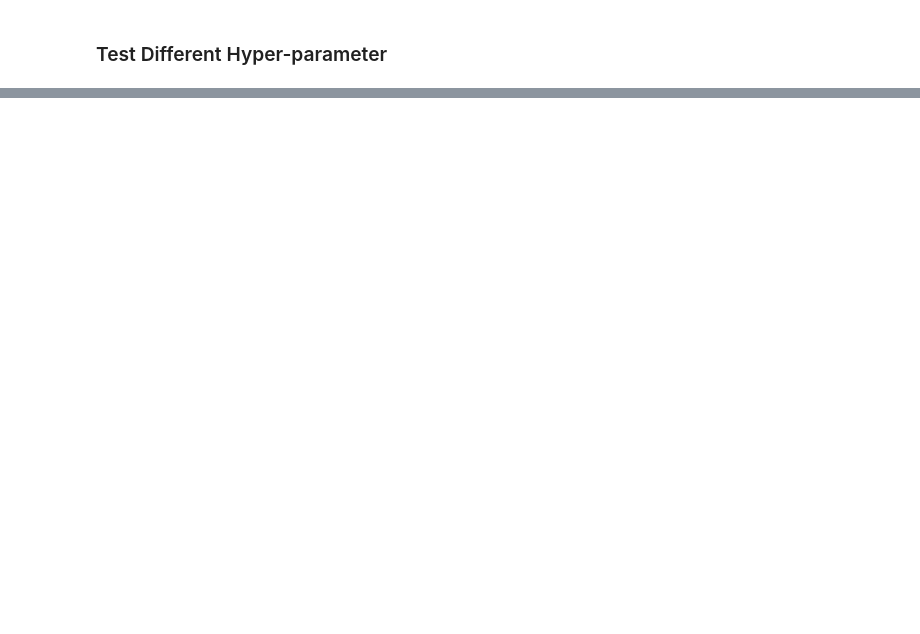
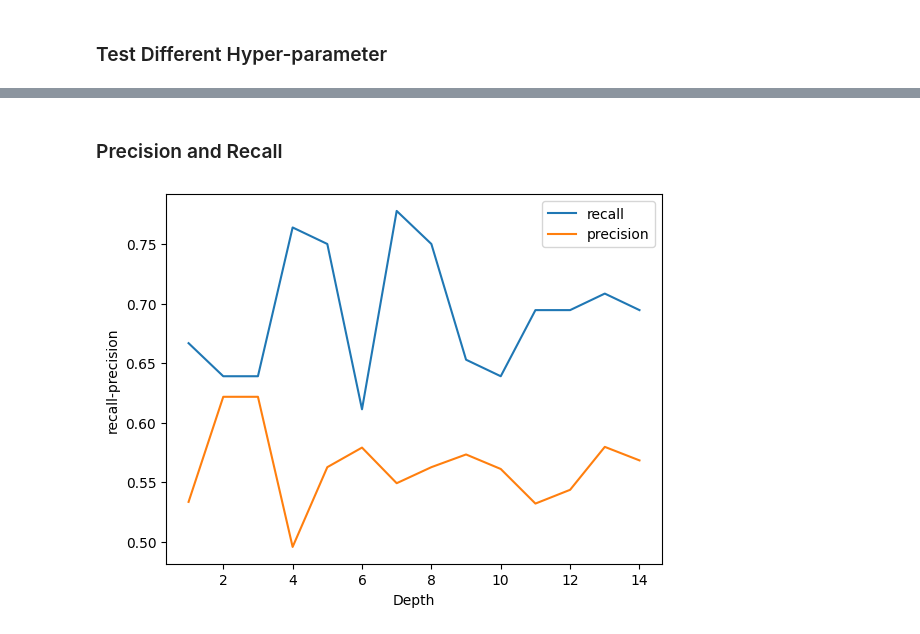
Before and after one commit to ILoveBacteria/machine-learning-assignments, a Jupyter notebook: assignment1/q1.ipynb, the cells around one changed output, grey strips where cells are left out. Cells and saved outputs as stored; diff of their text form; code cells hidden in the pictures; blank space fills up the shorter version.

Commit message:
Add recall precision

```diff
--- a/assignment1/q1.ipynb
+++ b/assignment1/q1.ipynb
@@ -94,0 +97,16 @@ plt.show()
+# %% [markdown]
+### Precision and Recall
+# %%
+recall = []
+precision = []
+for i in test_prediction:
+    recall.append(metrics.recall_score(y_test, i))
+    precision.append(metrics.precision_score(y_test, i))
+plt.plot(depth, recall, label='recall')
+plt.plot(depth, precision, label='precision')
+plt.xlabel('Depth')
+plt.ylabel('recall-precision')
+plt.legend()
+plt.show()
+# %% [output]
+[figure, added]
```
Also changed, not shown: parts of 3 cells of this notebook.
